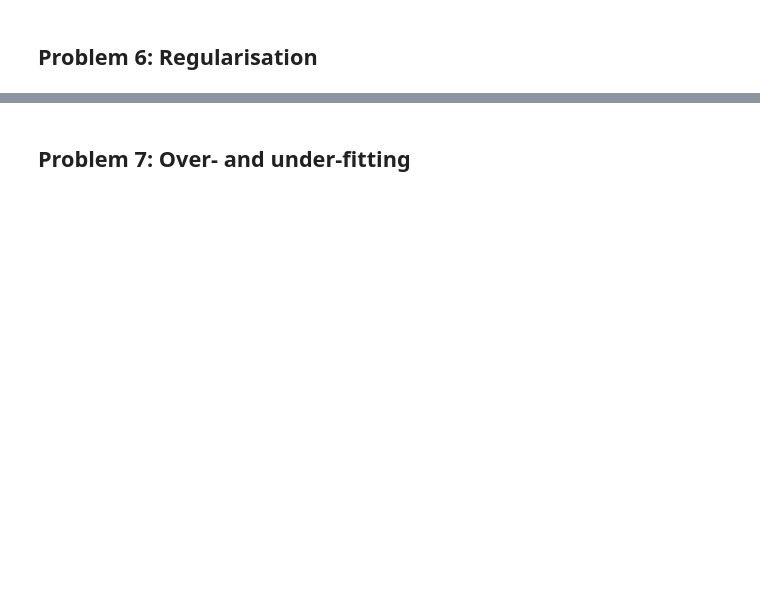
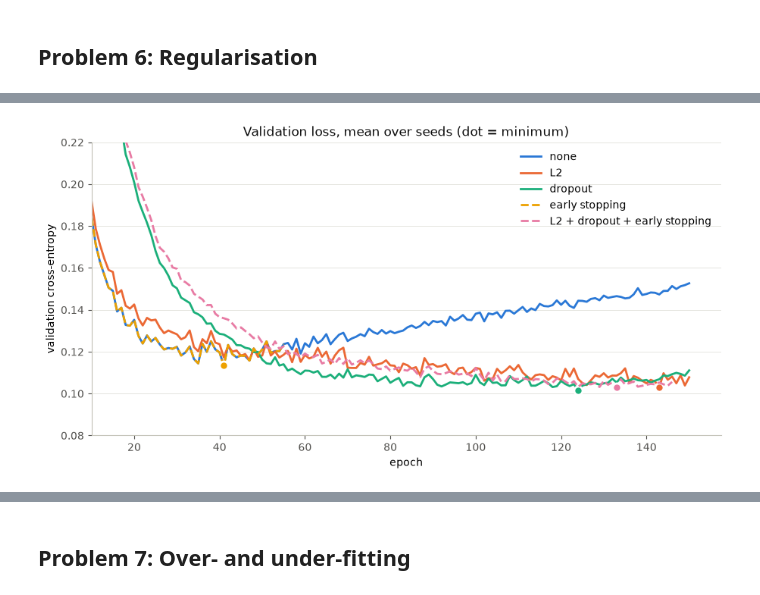
Before and after one commit to bartox12/analysis-of-unstructured-data, a Jupyter notebook: list02/list2.ipynb, the cells around one changed output, grey strips where cells are left out. Cells and saved outputs as stored; diff of their text form; code cells hidden in the pictures; blank space fills up the shorter version.

```diff
--- a/list02/list2.ipynb
+++ b/list02/list2.ipynb
@@ -855,0 +1051,5 @@ Therefore, bias correction matters most during the first few iterations.
+# %%
+fig = plot_val_loss_comparison(study)
+plt.show()
+# %% [output]
+[figure, added]
```
Also changed, not shown: parts of 20 cells of this notebook, 9 other files.
